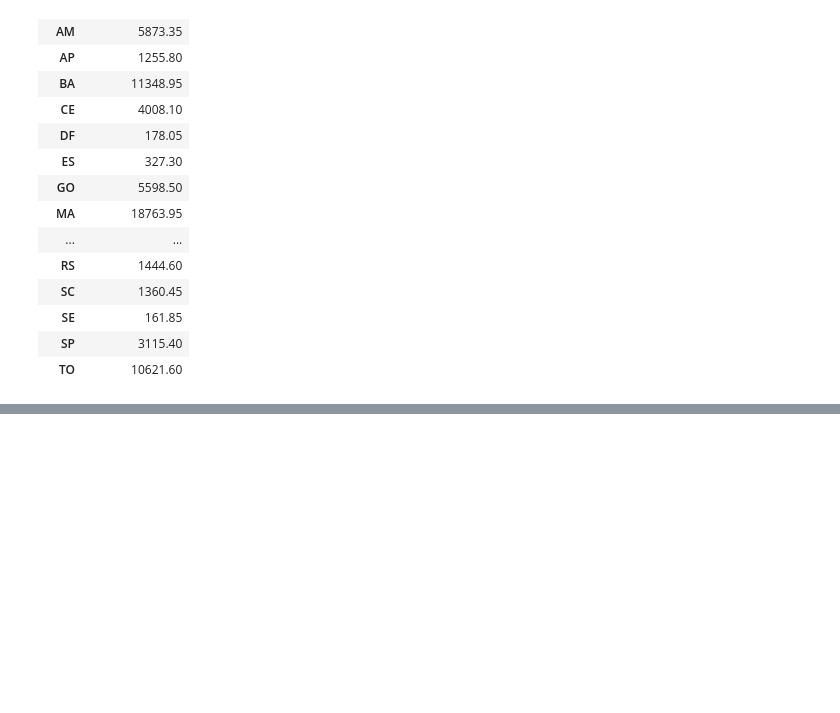
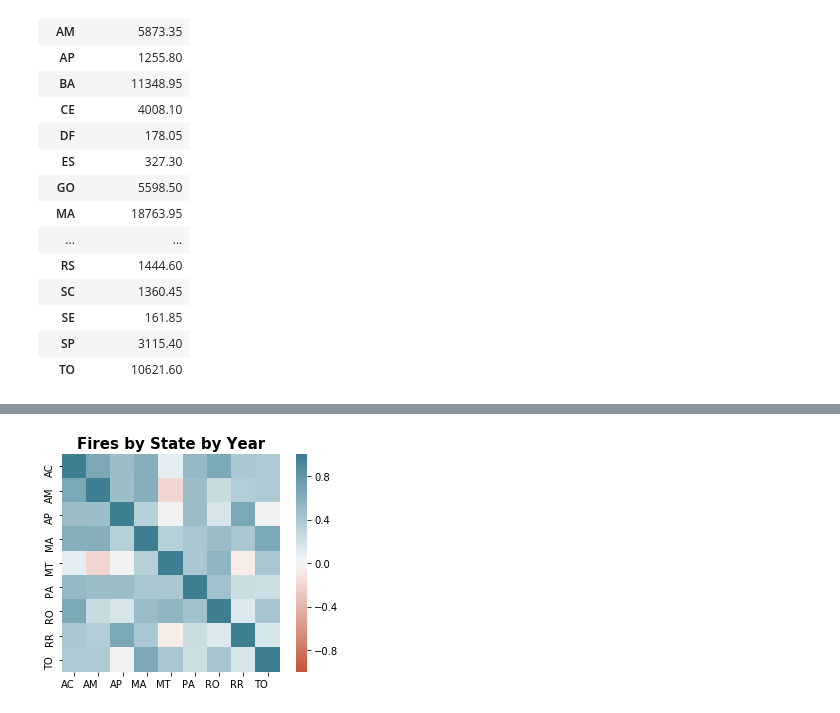
Before and after one commit to hgracemoy/Project1_Group3, a Jupyter notebook: firedata.ipynb, the cells around one changed output, grey strips where cells are left out. Saved outputs shown, nothing was run; the diff lists cells and outputs as text; code cells hidden in the pictures; blank space fills up the shorter version.

```diff
--- a/firedata.ipynb
+++ b/firedata.ipynb
@@ -303,0 +268,4 @@ Amazon_mean_df.to_csv("data/Amazon_mean_df.csv")
+# %%
+state_sum = by_state.sum()["Number of Fires"]
+state_sum_df = pd.DataFrame(state_sum)
+state_sum_df.head(5)
@@ -303,0 +344,4 @@ Amazon_mean_df.to_csv("data/Amazon_mean_df.csv")
+# %%
+corr = df_ys_merged.corr()
+
+corr
@@ -303,0 +359,18 @@ Amazon_mean_df.to_csv("data/Amazon_mean_df.csv")
+# %%
+ax = sns.heatmap(
+    corr,
+    vmin=-1, vmax=1, center=0,
+    cmap=sns.diverging_palette(20, 220, n=200),
+    square=True
+)
+ax.set_xticklabels(
+    ax.get_xticklabels(),
+    rotation=0,
+    horizontalalignment='right'
+);
+
+ax.set_title('Fires by State by Year', fontweight = "bold", fontsize = 15)
+
+plt.savefig("data/StateCorrelationMatrix.png")
+# %% [output]
+[figure, added]
```
Also changed, not shown: parts of 34 cells of this notebook, 9 other files.
